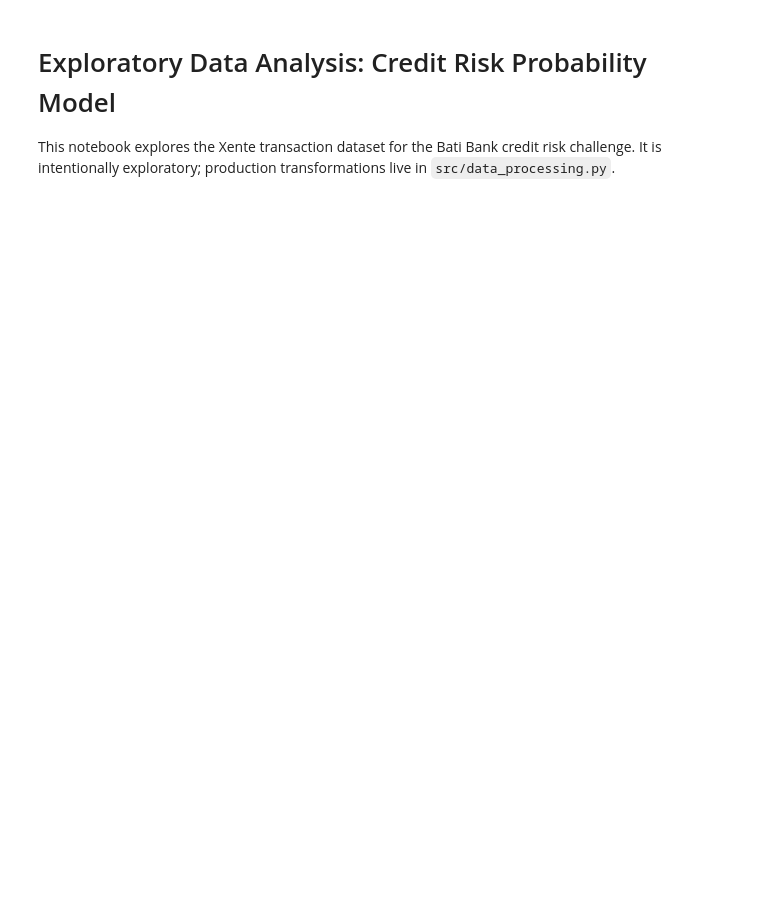
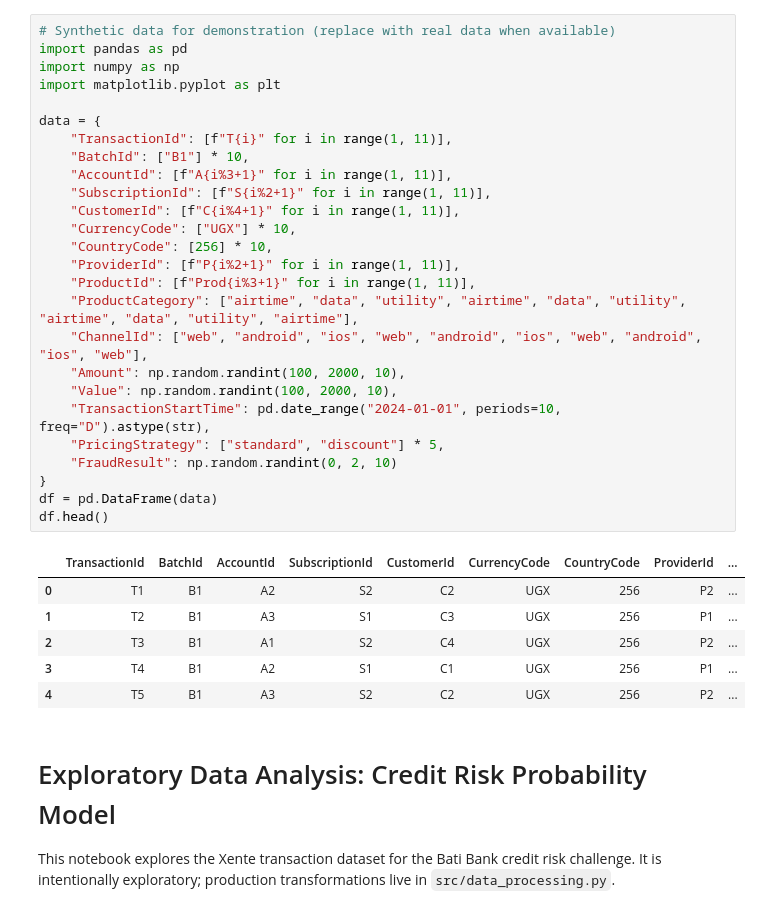
Before and after one commit to Elsa2116/10-Academy_Week-4, a Jupyter notebook: notebooks/eda.ipynb, the cells around one changed output. Cells and saved outputs as stored; diff of their text form; blank space fills up the shorter version.

```diff
--- a/notebooks/eda.ipynb
+++ b/notebooks/eda.ipynb
@@ -1,3 +1,36 @@
+# %%
+# Synthetic data for demonstration (replace with real data when available)
+import pandas as pd
+import numpy as np
+import matplotlib.pyplot as plt
+
+data = {
+    "TransactionId": [f"T{i}" for i in range(1, 11)],
+    "BatchId": ["B1"] * 10,
+    "AccountId": [f"A{i%3+1}" for i in range(1, 11)],
+    "SubscriptionId": [f"S{i%2+1}" for i in range(1, 11)],
+    "CustomerId": [f"C{i%4+1}" for i in range(1, 11)],
+    "CurrencyCode": ["UGX"] * 10,
+    "CountryCode": [256] * 10,
+    "ProviderId": [f"P{i%2+1}" for i in range(1, 11)],
+    "ProductId": [f"Prod{i%3+1}" for i in range(1, 11)],
+    "ProductCategory": ["airtime", "data", "utility", "airtime", "data", "utility", "airtime", "data", "utility", "airtime"],
+    "ChannelId": ["web", "android", "ios", "web", "android", "ios", "web", "android", "ios", "web"],
+    "Amount": np.random.randint(100, 2000, 10),
+    "Value": np.random.randint(100, 2000, 10),
+    "TransactionStartTime": pd.date_range("2024-01-01", periods=10, freq="D").astype(str),
+    "PricingStrategy": ["standard", "discount"] * 5,
+    "FraudResult": np.random.randint(0, 2, 10)
+}
+df = pd.DataFrame(data)
+df.head()
+# %% [output]
+|  | TransactionId | BatchId | AccountId | SubscriptionId | CustomerId | CurrencyCode | CountryCode | ProviderId | ... |
+| 0 | T1 | B1 | A2 | S2 | C2 | UGX | 256 | P2 | ... |
+| 1 | T2 | B1 | A3 | S1 | C3 | UGX | 256 | P1 | ... |
+| 2 | T3 | B1 | A1 | S2 | C4 | UGX | 256 | P2 | ... |
+| 3 | T4 | B1 | A2 | S1 | C1 | UGX | 256 | P1 | ... |
+| 4 | T5 | B1 | A3 | S2 | C2 | UGX | 256 | P2 | ... |
 # %% [markdown]
 # Exploratory Data Analysis: Credit Risk Probability Model
 
```
Also changed, not shown: parts of 10 cells of this notebook, 19 other files.
